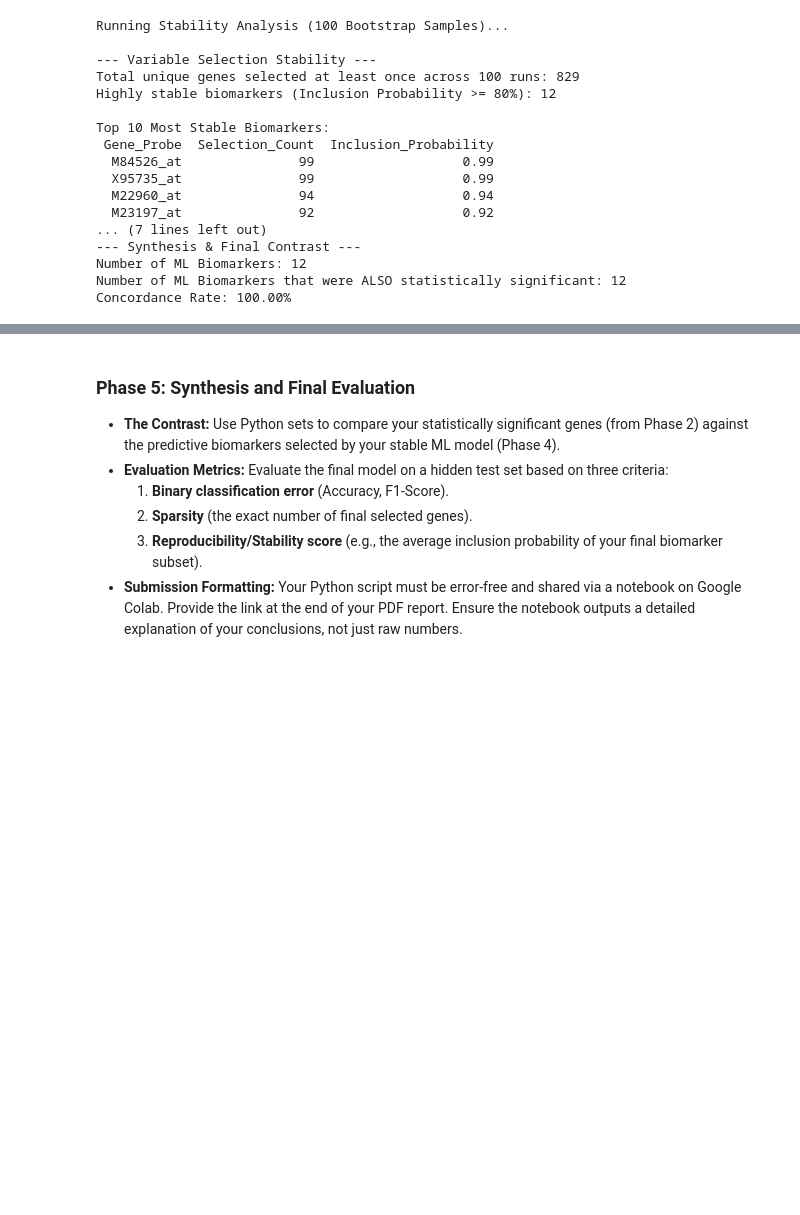
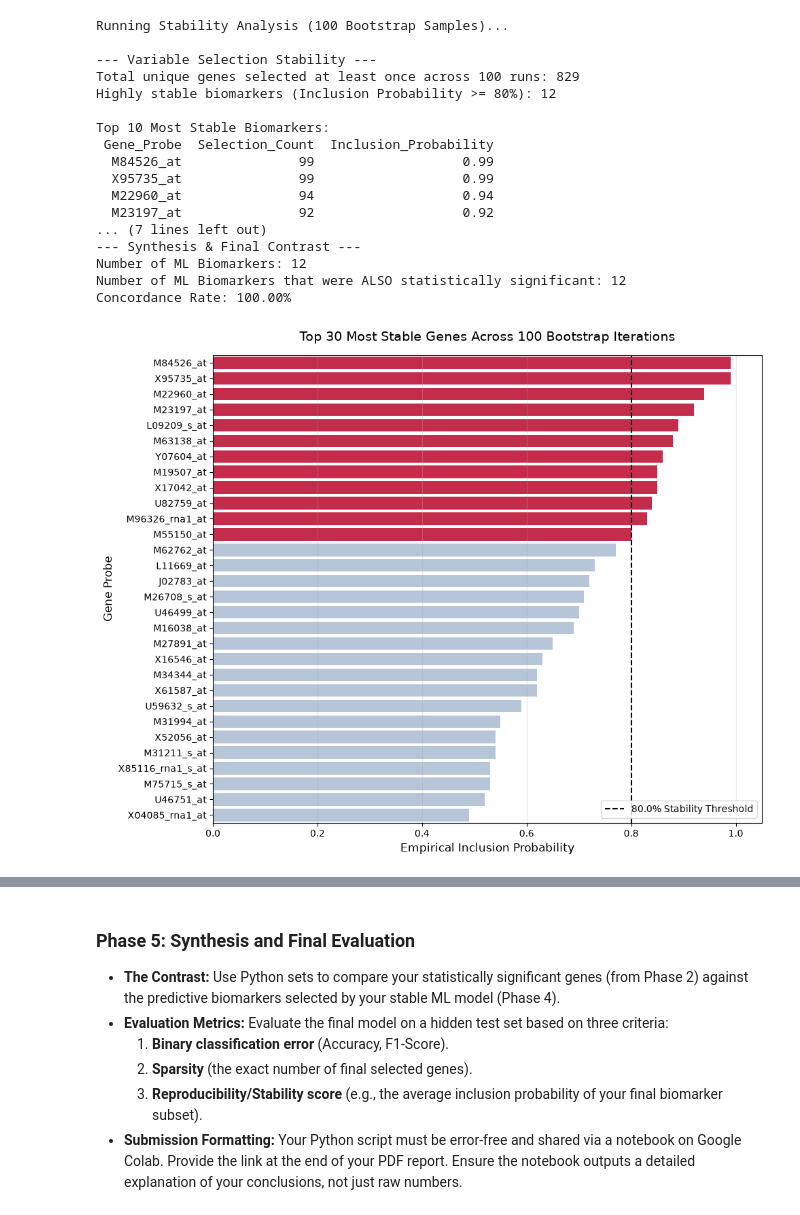
Before and after one commit to Iquadro1/analisi-dati, a Jupyter notebook: progetto/project.ipynb, the cells around one changed output, grey strips where cells are left out. Cells and saved outputs as stored; diff of their text form; code cells hidden in the pictures; blank space fills up the shorter version.

```diff
--- a/progetto/project.ipynb
+++ b/progetto/project.ipynb
@@ -669,3 +762,97 @@ Top 10 Most Stable Biomarkers:
 Number of ML Biomarkers: 12
 Number of ML Biomarkers that were ALSO statistically significant: 12
 Concordance Rate: 100.00%
+# %%
+# ==========================================
+# 1. INCLUSION PROBABILITY BAR CHART
+# ==========================================
+# Select the top 30 most stable genes for visualization to keep the chart readable
+top_n = 30
+plot_df = stability_df.head(top_n).copy()
+
+# Create a color palette: highlight genes that meet the 80% threshold
+threshold = 0.80
+colors = ['crimson' if prob >= threshold else 'lightsteelblue' for prob in plot_df['Inclusion_Probability']]
+
+plt.figure(figsize=(10, 8))
+ax = sns.barplot(
+    data=plot_df,
+    x='Inclusion_Probability',
+    y='Gene_Probe',
+    palette=colors,
+    hue='Gene_Probe',
+    legend=False
+)
+
+# Add a vertical line for the stability threshold
+plt.axvline(threshold, color='black', linestyle='--', linewidth=1.5, label=f'{threshold*100}% Stability Threshold')
+
+plt.title(f'Top {top_n} Most Stable Genes Across 100 Bootstrap Iterations', fontsize=14, pad=15)
+plt.xlabel('Empirical Inclusion Probability', fontsize=12)
+plt.ylabel('Gene Probe', fontsize=12)
+plt.xlim(0, 1.05)
+plt.legend(loc='lower right')
+plt.grid(axis='x', alpha=0.3)
+plt.tight_layout()
+plt.show()
+
+
+# ==========================================
+# 2. LASSO REGULARIZATION PATH
+# ==========================================
+# To show how L1 regularization induces sparsity and handles collinearity,
+# we calculate the coefficients across a range of C values (inverse regularization).
+C_values = np.logspace(-3, 1, 30)
+coef_path = []
+
+# Fit a fast Lasso model for each C value
+print("Calculating Lasso regularization path...")
+for c in C_values:
+    clf = LogisticRegression(
+        penalty='l1',
+        solver='liblinear',
+        C=c,
+        random_state=43,
+        max_iter=1000
+    )
+    clf.fit(X_train, y_train)
+    coef_path.append(clf.coef_[0])
+
+coef_path = np.array(coef_path)
+
+plt.figure(figsize=(10, 6))
+
+# Plotting 7,129 lines is computationally heavy and visually unreadable.
+# We will only plot the paths for the genes that were selected in your optimally tuned Phase 3 model.
+for idx in selected_indices:
+    # Highlight the 12 highly stable genes from Phase 4 in crimson, others in gray
+    gene_name = feature_cols[idx]
+    is_stable = gene_name in final_ml_set
+
+    color = 'crimson' if is_stable else 'lightgray'
+    alpha = 0.9 if is_stable else 0.4
+    linewidth = 2 if is_stable else 1
+
+    plt.plot(C_values, coef_path[:, idx], color=color, alpha=alpha, linewidth=linewidth)
+
+# Logarithmic scale for the x-axis is standard for regularization paths
+plt.xscale('log')
+
+# Add a vertical line marking the optimal C value found via GridSearchCV in Phase 3
+plt.axvline(optimal_C, color='black', linestyle='--', label=f'Optimal C ({optimal_C:.4f})')
+
+# Custom legend
+import matplotlib.lines as mlines
+stable_line = mlines.Line2D([], [], color='crimson', linewidth=2, label='Highly Stable Genes (>= 80%)')
+unstable_line = mlines.Line2D([], [], color='lightgray', linewidth=1, label='Other Selected Genes')
+opt_c_line = mlines.Line2D([], [], color='black', linestyle='--', label='Optimal C')
+
+plt.title('Lasso Regularization Path (Coefficient Shrinkage)', fontsize=14, pad=15)
+plt.xlabel('C (Inverse Regularization Strength - Log Scale)', fontsize=12)
+plt.ylabel('Feature Coefficient Weight', fontsize=12)
+plt.legend(handles=[stable_line, unstable_line, opt_c_line], loc='upper left')
+plt.grid(True, alpha=0.3)
+plt.tight_layout()
+plt.show()
+# %% [output]
+[figure, added]
```
Also changed, not shown: parts of 11 cells of this notebook, 2 other files.
